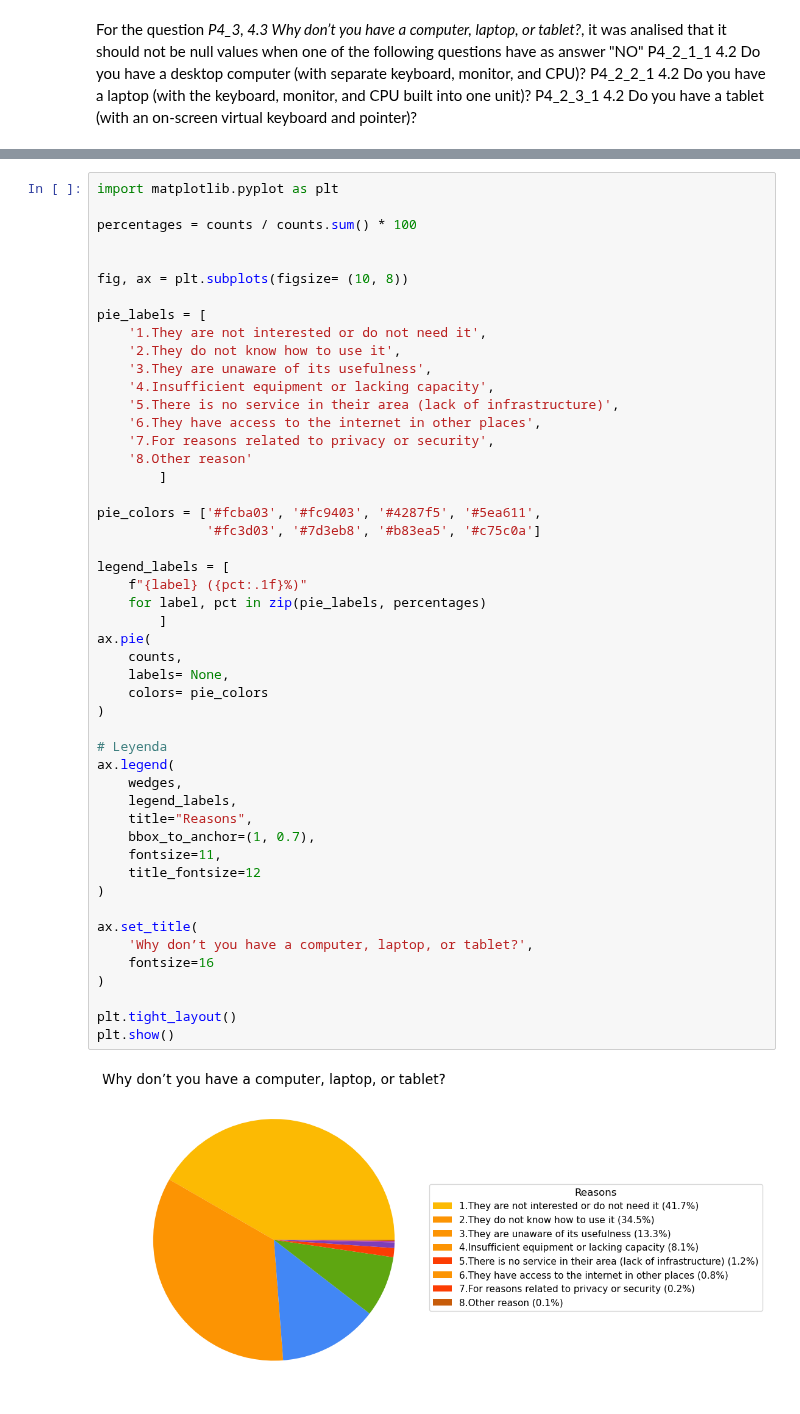
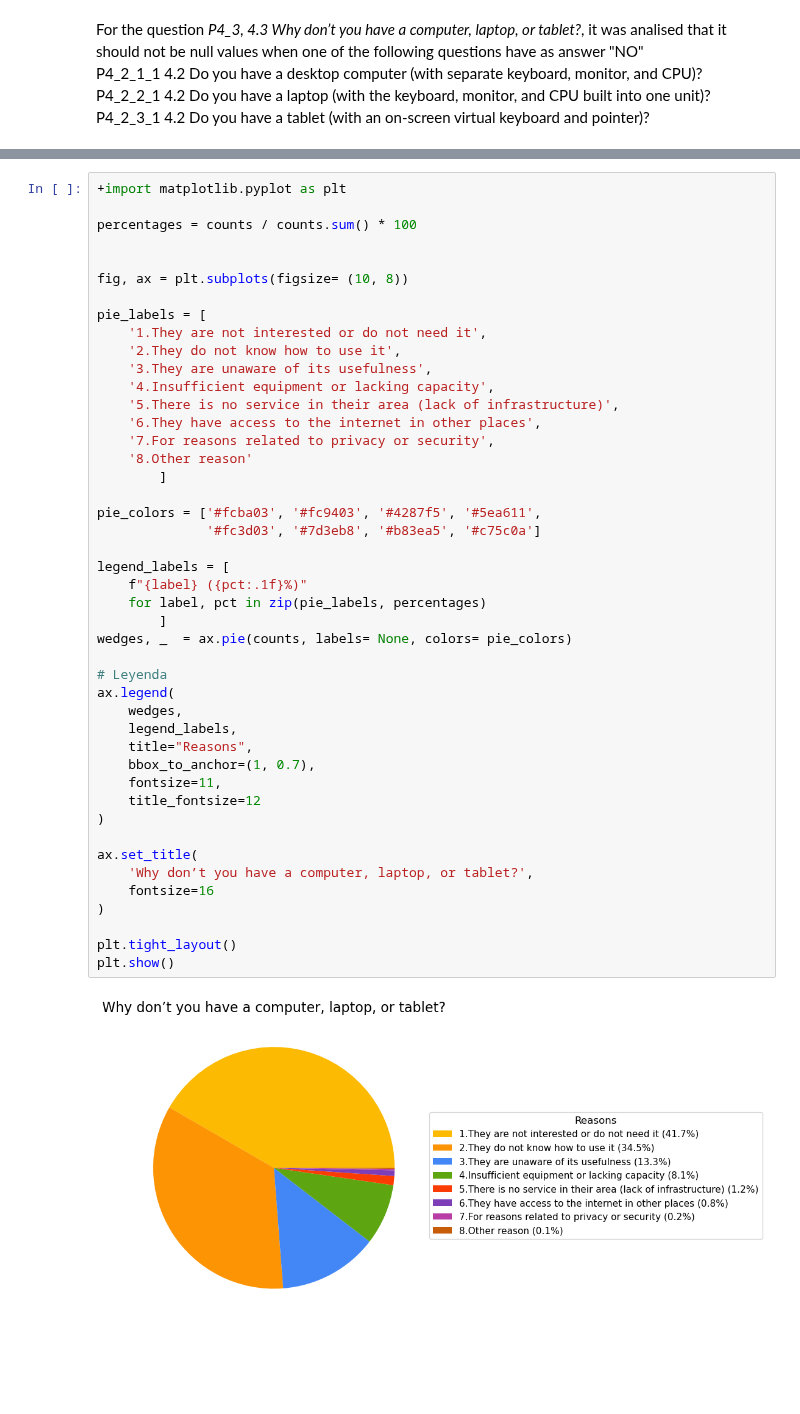
Before and after one commit to aleaguilar0094-ops/Mexican-National-Survey, a Jupyter notebook: Data analysis.ipynb, the cells around one changed output, grey strips where cells are left out. Cells and saved outputs as stored; diff of their text form; blank space fills up the shorter version.

```diff
--- a/Data analysis.ipynb
+++ b/Data analysis.ipynb
@@ -90,5 +78,5 @@ P4_3: Why don’t you have a computer, laptop, or tablet available?
 # %%
-import matplotlib.pyplot as plt
++import matplotlib.pyplot as plt
 
 percentages = counts / counts.sum() * 100
 
@@ -105,36 +93,32 @@ pie_labels = [
     '7.For reasons related to privacy or security',
     '8.Other reason'
         ]
 
 pie_colors = ['#fcba03', '#fc9403', '#4287f5', '#5ea611',
               '#fc3d03', '#7d3eb8', '#b83ea5', '#c75c0a']
 
 legend_labels = [
     f"{label} ({pct:.1f}%)"
     for label, pct in zip(pie_labels, percentages)
         ]
-ax.pie(
-    counts,
-    labels= None,
-    colors= pie_colors
-)
+wedges, _  = ax.pie(counts, labels= None, colors= pie_colors)
 
 # Leyenda
 ax.legend(
     wedges,
     legend_labels,
     title="Reasons",
     bbox_to_anchor=(1, 0.7),
     fontsize=11,
     title_fontsize=12
 )
 
 ax.set_title(
     'Why don’t you have a computer, laptop, or tablet?',
     fontsize=16
 )
 
 plt.tight_layout()
 plt.show()
 # %% [output]
-[figure, old version]
+[figure, new version]
```
Also changed, not shown: parts of 5 cells of this notebook.
